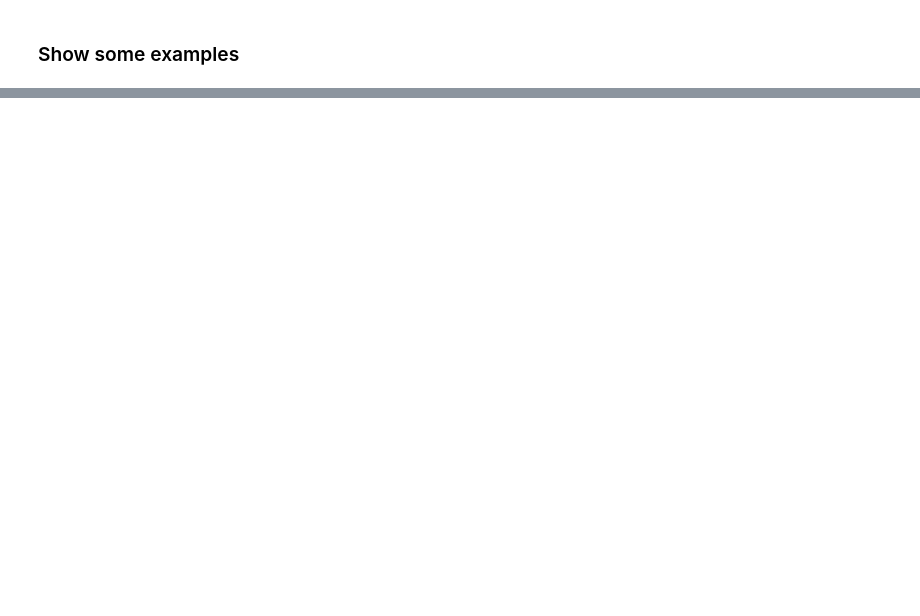
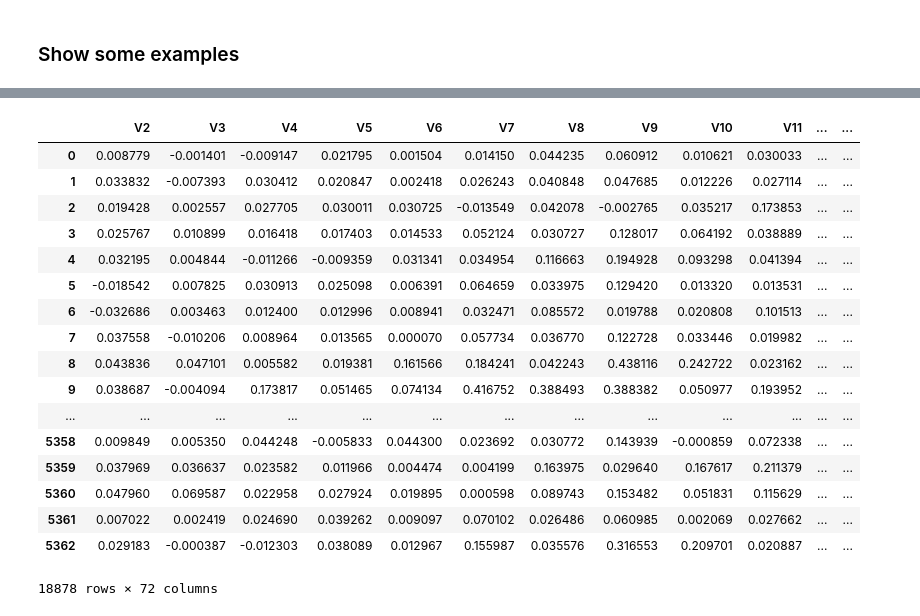
Before and after one commit to MarcCoru/EarlyClassification, a Jupyter notebook: dataset.ipynb, the cells around one changed output, grey strips where cells are left out. Cells and saved outputs as stored; diff of their text form; code cells hidden in the pictures; blank space fills up the shorter version.

```diff
--- a/dataset.ipynb
+++ b/dataset.ipynb
@@ -216,0 +250,21 @@ classes <- data.frame(classes);
+# %%
+BavarianCrops
+# %% [output]
+|  | V2 | V3 | V4 | V5 | V6 | V7 | V8 | V9 | V10 | V11 | ... | ... |
+| 0 | 0.008779 | -0.001401 | -0.009147 | 0.021795 | 0.001504 | 0.014150 | 0.044235 | 0.060912 | 0.010621 | 0.030033 | ... | ... |
+| 1 | 0.033832 | -0.007393 | 0.030412 | 0.020847 | 0.002418 | 0.026243 | 0.040848 | 0.047685 | 0.012226 | 0.027114 | ... | ... |
+| 2 | 0.019428 | 0.002557 | 0.027705 | 0.030011 | 0.030725 | -0.013549 | 0.042078 | -0.002765 | 0.035217 | 0.173853 | ... | ... |
+| 3 | 0.025767 | 0.010899 | 0.016418 | 0.017403 | 0.014533 | 0.052124 | 0.030727 | 0.128017 | 0.064192 | 0.038889 | ... | ... |
+| 4 | 0.032195 | 0.004844 | -0.011266 | -0.009359 | 0.031341 | 0.034954 | 0.116663 | 0.194928 | 0.093298 | 0.041394 | ... | ... |
+| 5 | -0.018542 | 0.007825 | 0.030913 | 0.025098 | 0.006391 | 0.064659 | 0.033975 | 0.129420 | 0.013320 | 0.013531 | ... | ... |
+| 6 | -0.032686 | 0.003463 | 0.012400 | 0.012996 | 0.008941 | 0.032471 | 0.085572 | 0.019788 | 0.020808 | 0.101513 | ... | ... |
+| 7 | 0.037558 | -0.010206 | 0.008964 | 0.013565 | 0.000070 | 0.057734 | 0.036770 | 0.122728 | 0.033446 | 0.019982 | ... | ... |
+| 8 | 0.043836 | 0.047101 | 0.005582 | 0.019381 | 0.161566 | 0.184241 | 0.042243 | 0.438116 | 0.242722 | 0.023162 | ... | ... |
+| 9 | 0.038687 | -0.004094 | 0.173817 | 0.051465 | 0.074134 | 0.416752 | 0.388493 | 0.388382 | 0.050977 | 0.193952 | ... | ... |
+| ... | ... | ... | ... | ... | ... | ... | ... | ... | ... | ... | ... | ... |
+| 5358 | 0.009849 | 0.005350 | 0.044248 | -0.005833 | 0.044300 | 0.023692 | 0.030772 | 0.143939 | -0.000859 | 0.072338 | ... | ... |
+| 5359 | 0.037969 | 0.036637 | 0.023582 | 0.011966 | 0.004474 | 0.004199 | 0.163975 | 0.029640 | 0.167617 | 0.211379 | ... | ... |
+| 5360 | 0.047960 | 0.069587 | 0.022958 | 0.027924 | 0.019895 | 0.000598 | 0.089743 | 0.153482 | 0.051831 | 0.115629 | ... | ... |
+| 5361 | 0.007022 | 0.002419 | 0.024690 | 0.039262 | 0.009097 | 0.070102 | 0.026486 | 0.060985 | 0.002069 | 0.027662 | ... | ... |
+| 5362 | 0.029183 | -0.000387 | -0.012303 | 0.038089 | 0.012967 | 0.155987 | 0.035576 | 0.316553 | 0.209701 | 0.020887 | ... | ... |
+18878 rows × 72 columns
```
Also changed, not shown: parts of 25 cells of this notebook, 17 other files.
